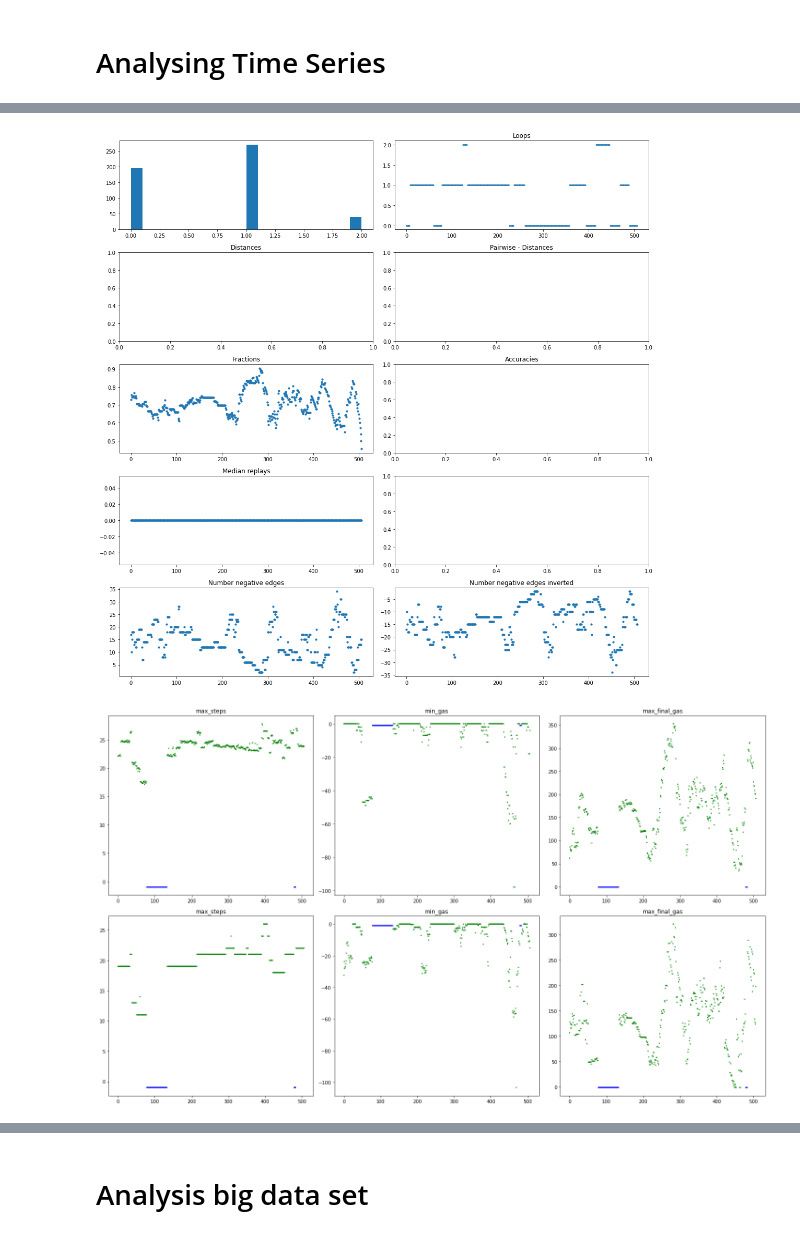
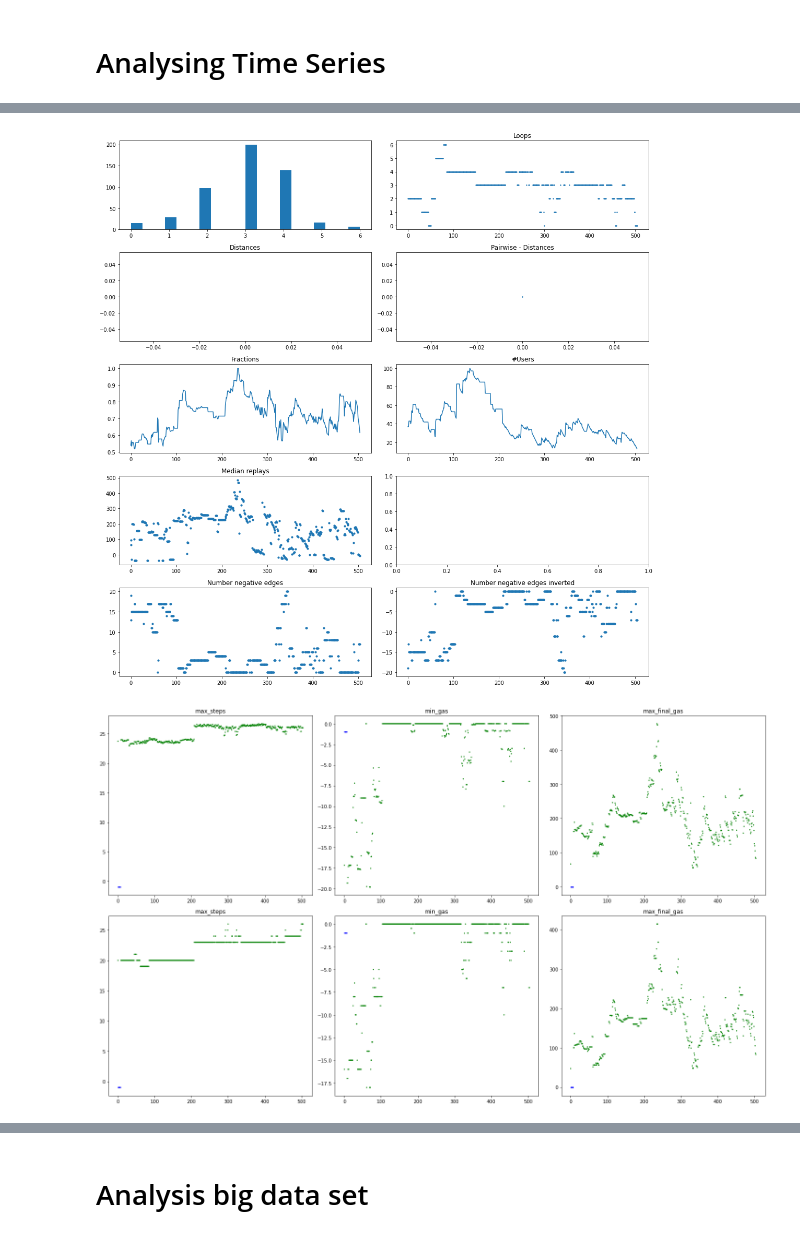
Before and after one commit to smartjourneymining/User-Journey-Games, a Jupyter notebook: case_study.ipynb, the cells around one changed output, grey strips where cells are left out. Saved outputs shown, nothing was run; the diff lists cells and outputs as text; code cells hidden in the pictures.

Commit message:
added analysis by company

```diff
--- a/case_study.ipynb
+++ b/case_study.ipynb
@@ -1008,7 +1191,7 @@ def time_analysis(sliced_logs, edge_threshold_start = 3, compute_distance = True
         "mc_results" : [],
         "distances" : [],
         "colors" : [],
-        "distanced_previous" : [0],
+        "distances_previous" : [0],
         "fractions" : [],
         "edge_thresholds" : [],
         "sums" : [],
@@ -1162,19 +1327,17 @@ def plot_results(result_dict):
     axs[0,1].scatter(range(len(result_dict["loops"])), result_dict["loops"], s = 2)
     axs[0,1].set_title("Loops")
 
-    #axs[1,0].scatter(range(len(result_dict["distances"])), result_dict["distances"], s = 2)
+    axs[1,0].scatter(range(len(result_dict["distances"])), result_dict["distances"], s = 2)
     axs[1,0].set_title("Distances")
 
-    #axs[1,1].scatter(range(len(result_dict["distances_previous"])), result_dict["distances_previous"], s = 2)
+    axs[1,1].scatter(range(len(result_dict["distances_previous"])), result_dict["distances_previous"], s = 2)
     axs[1,1].set_title("Pairwise - Distances")
 
-    axs[2,0].scatter(range(len(result_dict["fractions"])), result_dict["fractions"], s = 10)
+    axs[2,0].plot(range(len(result_dict["fractions"])), result_dict["fractions"])
     axs[2,0].set_title("Fractions")
 
-    #for i in range(len(result_dict["accuracies"])):
-    #    print(result_dict["accuracies"][i] == result_dict["fractions"][i])
-    #axs[2,1].scatter(range(len(result_dict["accuracies"])), result_dict["accuracies"], c = colors)
-    axs[2,1].set_title("Accuracies")
+    axs[2,1].plot(range(len(result_dict["sliced_logs"])), [len(l) for l in result_dict["sliced_logs"]])
+    axs[2,1].set_title("#Users")
 
     axs[3,0].scatter(range(len(result_dict["sums"])), [np.median(s) for s in result_dict["sums"]], s = 10)
     axs[3,0].set_title("Median replays")
@@ -1191,8 +1354,8 @@ def plot_mc_results(mc_results, colors):
     fig, axs = plt.subplots(2, 3, figsize=(20, 12))
     lables = ["max_steps", "min_gas", "max_final_gas"]
     for i in range(6):
-        axs[i%2,i%3].scatter(range(len(mc_results)), [r[i] for r in mc_results], s = 2, c = colors)
-        axs[i%2,i%3].set_title(lables[i%3])
+        axs[i//3,i%3].scatter(range(len(mc_results)), [r[i] for r in mc_results], s = 2, c = colors)
+        axs[i//3,i%3].set_title(lables[i%3])
     fig.show()
 
 
@@ -1635,6 +1632,20 @@ Successfully computed 446
+# %%
+sliced_logs = sliding_window_logs(log, start_times, WINDOW_SIZE)
+sliced_logs = sliced_logs
+if False:
+    result_dict_dfg = time_analysis(sliced_logs, edge_threshold = 3, compute_distance=False)
+
+    import pickle
+    with open('result_dict_dfg.pkl', 'wb') as f:
+        pickle.dump(result_dict_dfg, f)
+# %%
+import pickle
+with open('result_dict_dfg.pkl', 'rb') as f:
+    loaded_dict = pickle.load(f)
+result_dict_dfg = loaded_dict
 # %%
-plot_results(result_dict_new)
-plot_mc_results(result_dict_new["mc_results"], result_dict_new["colors"])
+plot_results(result_dict_dfg)
+plot_mc_results(result_dict_dfg["mc_results"], result_dict_dfg["colors"])
 # %% [output]
-[figure, old version]
+[figure, new version]
-[figure, old version]
+[figure, new version]
```
Also changed, not shown: parts of 68 cells of this notebook.
